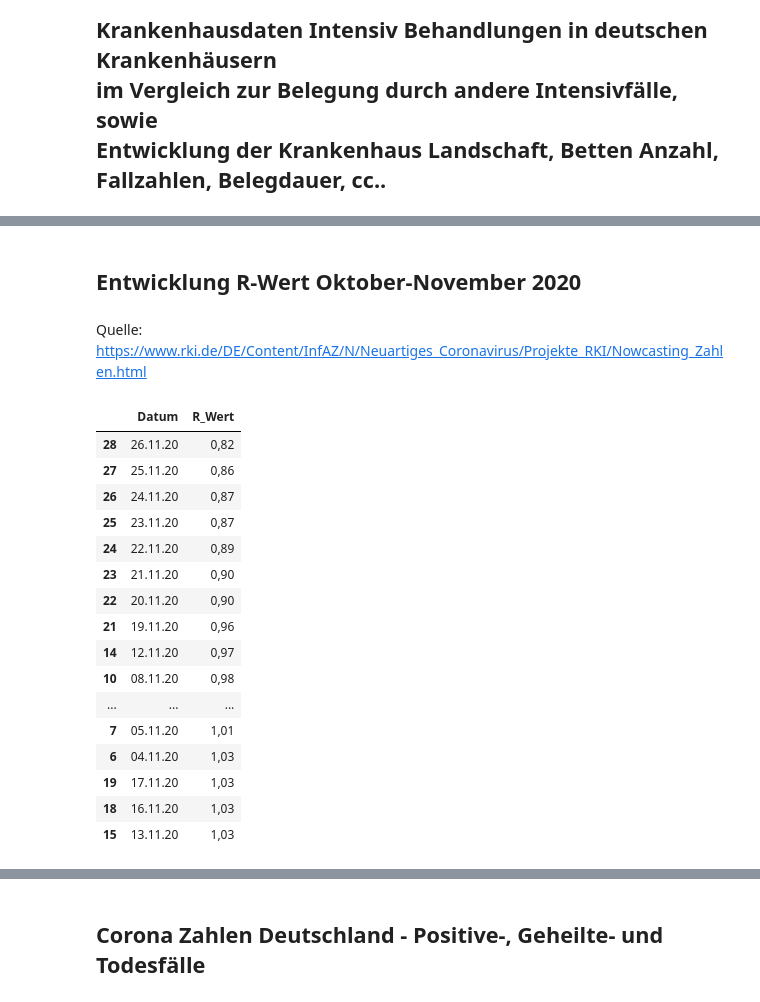
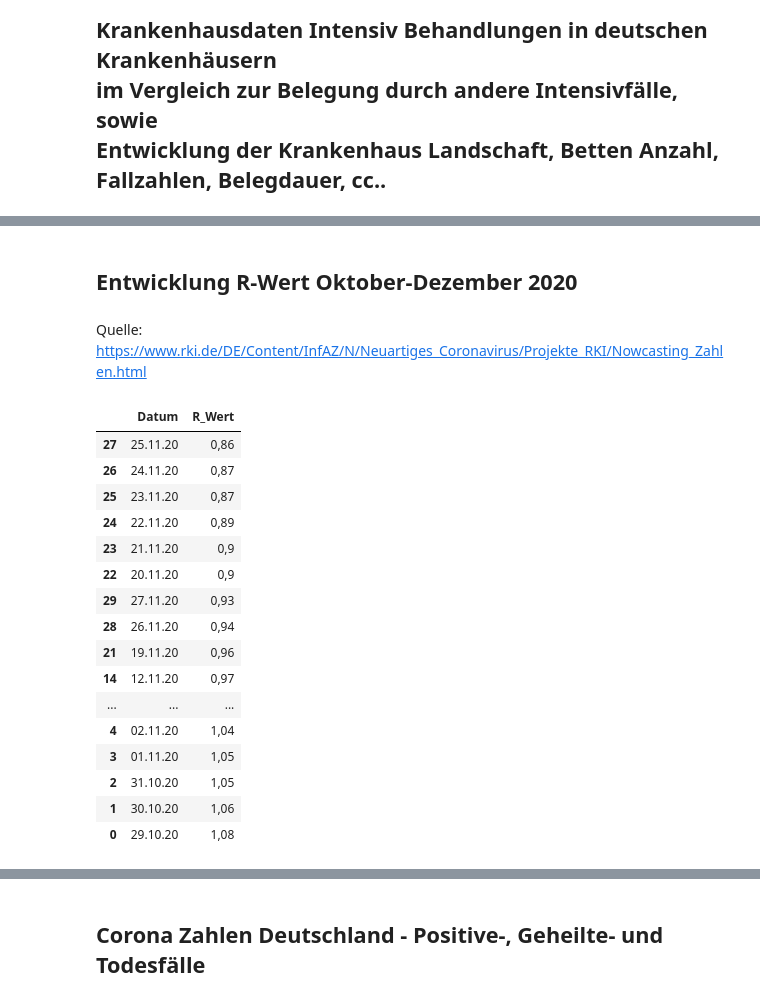
Before and after one commit to futurenowx/Covid19, a Jupyter notebook: intensiv_/my_covid19_data.ipynb, the cells around one changed output, grey strips where cells are left out. Saved outputs shown, nothing was run; the diff lists cells and outputs as text; code cells hidden in the pictures.

```diff
--- a/intensiv_/my_covid19_data.ipynb
+++ b/intensiv_/my_covid19_data.ipynb
@@ -45,30 +45,30 @@ country_list_df=pd.read_csv('data/act/german_d_conf_heald_death.csv', sep=';')
 # %%
 #country_df.head()
 # %% [markdown]
-<h2>Entwicklung R-Wert Oktober-November 2020</h2>
+<h2>Entwicklung R-Wert Oktober-Dezember 2020</h2>
 # %% [markdown]
 Quelle: https://www.rki.de/DE/Content/InfAZ/N/Neuartiges_Coronavirus/Projekte_RKI/Nowcasting_Zahlen.html
 # %%
 r_df1 = r_df.sort_values('R_Wert', ascending=True)
-r_df1.head(20)
+r_df1.head(30)
 # %% [output]
 |  | Datum | R_Wert |
-| 28 | 26.11.20 | 0,82 |
 | 27 | 25.11.20 | 0,86 |
 | 26 | 24.11.20 | 0,87 |
 | 25 | 23.11.20 | 0,87 |
 | 24 | 22.11.20 | 0,89 |
-| 23 | 21.11.20 | 0,90 |
-| 22 | 20.11.20 | 0,90 |
+| 23 | 21.11.20 | 0,9 |
+| 22 | 20.11.20 | 0,9 |
+| 29 | 27.11.20 | 0,93 |
+| 28 | 26.11.20 | 0,94 |
 | 21 | 19.11.20 | 0,96 |
 | 14 | 12.11.20 | 0,97 |
-| 10 | 08.11.20 | 0,98 |
 | ... | ... | ... |
-| 7 | 05.11.20 | 1,01 |
-| 6 | 04.11.20 | 1,03 |
-| 19 | 17.11.20 | 1,03 |
-| 18 | 16.11.20 | 1,03 |
-| 15 | 13.11.20 | 1,03 |
+| 4 | 02.11.20 | 1,04 |
+| 3 | 01.11.20 | 1,05 |
+| 2 | 31.10.20 | 1,05 |
+| 1 | 30.10.20 | 1,06 |
+| 0 | 29.10.20 | 1,08 |
 # %%
 plt.rcParams["figure.figsize"] = (17,8)
 plt.xticks(rotation=70)
```
Also changed, not shown: parts of 9 cells of this notebook, 4 other files.
